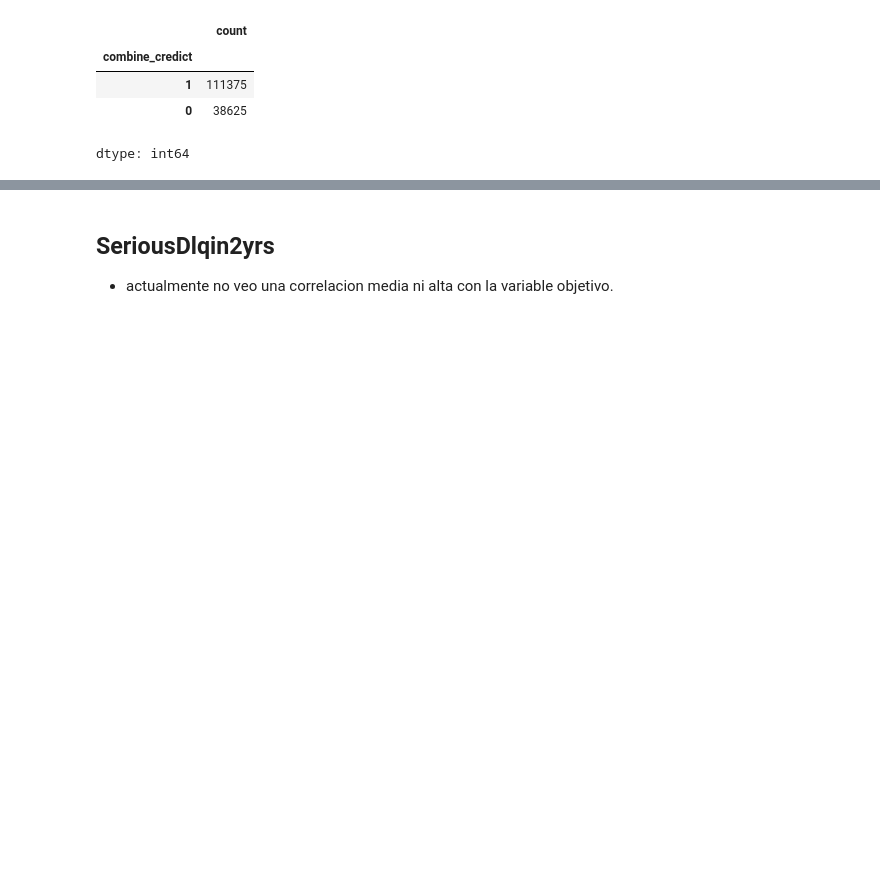
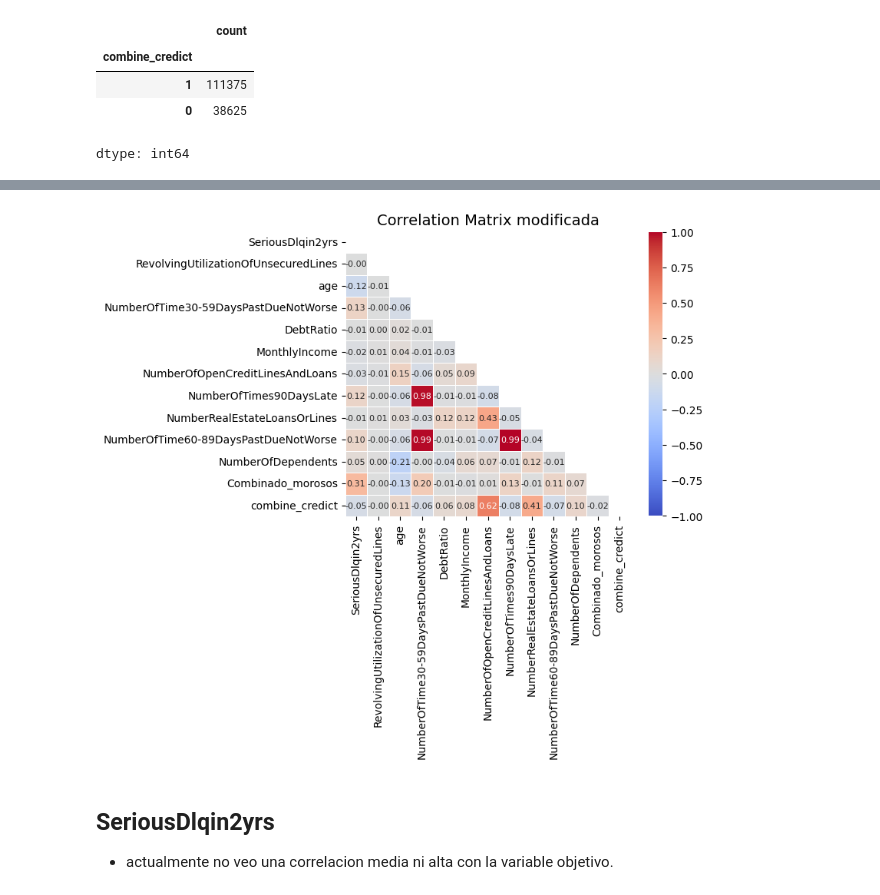
Before and after one commit to THEWACHER1103/analisis_crediticio, a Jupyter notebook: Analisis_crediticio.ipynb, the cells around one changed output, grey strips where cells are left out. Drawn from its saved outputs; the diff is of its cells as text; code cells hidden in the pictures; blank space fills up the shorter version.

```diff
--- a/Analisis_crediticio.ipynb
+++ b/Analisis_crediticio.ipynb
@@ -303,3 +299,8 @@ df['combine_credict'].value_counts()
 | 1 | 111375 |
 | 0 | 38625 |
 dtype: int64
+# %%
+# cree un nuevo dataframe para poder validar los cambios en la matriz nuevamente.
+df_corr = df.drop(columns=['age_group'], errors='ignore')
+corr_matrix_mod = df_corr.corr()
+corr_matrix_mod.round(3)
@@ -306,3 +322,25 @@ dtype: int64
+# %%
+plt.figure(figsize=(6,6))
+
+sns.heatmap(
+    data=corr_matrix_mod,
+    annot=True,
+    fmt=".2f",
+    annot_kws={"size": 8},   # 👈 clave
+    mask=mask,
+    cmap="coolwarm",
+    center=0,
+    square=True,
+    linewidths=0.5,
+    cbar_kws={"shrink": 0.8},
+    vmin=-1,
+    vmax=1
+)
+
+plt.title('Correlation Matrix modificada', fontsize=14)
+plt.show()
+# %% [output]
+[figure, added]
 # %% [markdown]
 ## SeriousDlqin2yrs
 
```
Also changed, not shown: parts of 13 cells of this notebook.
